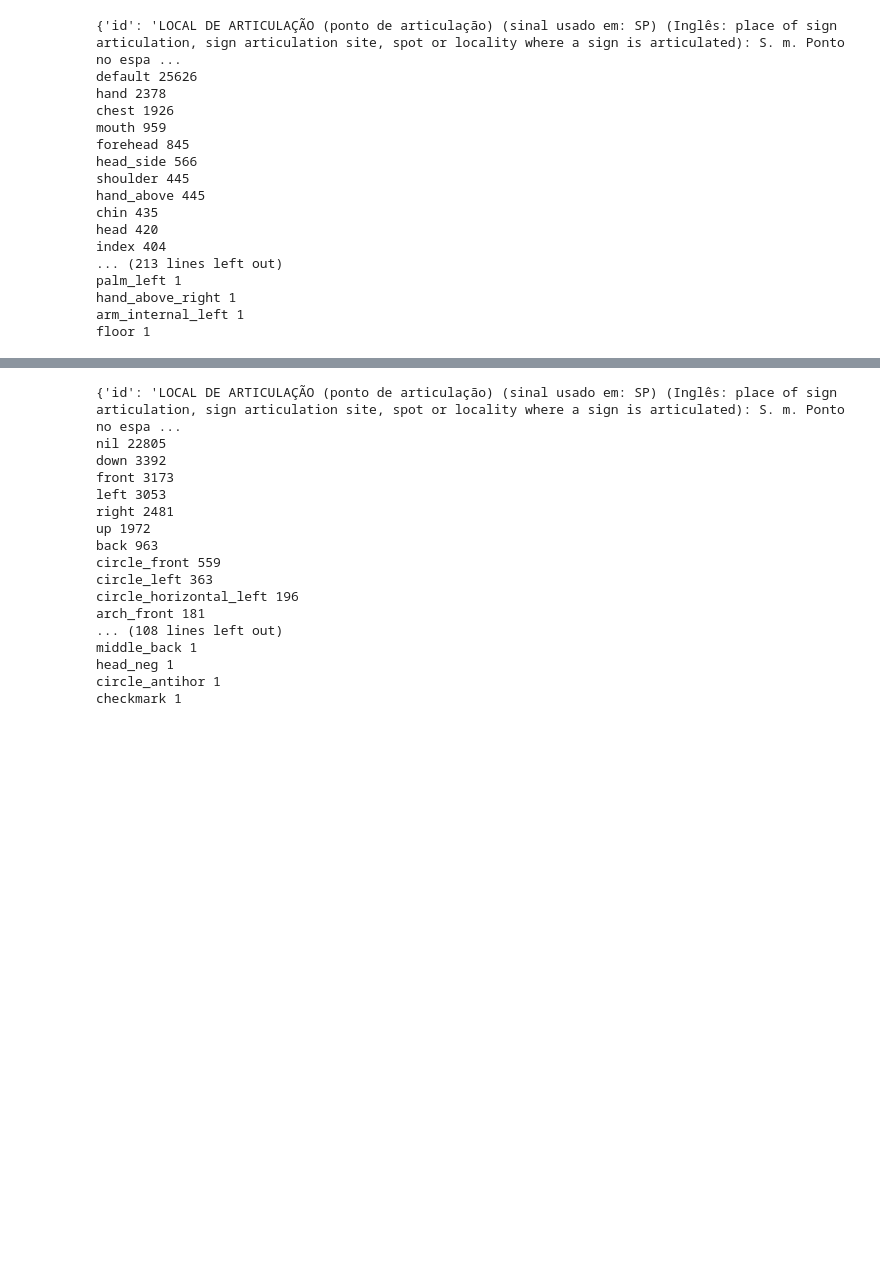
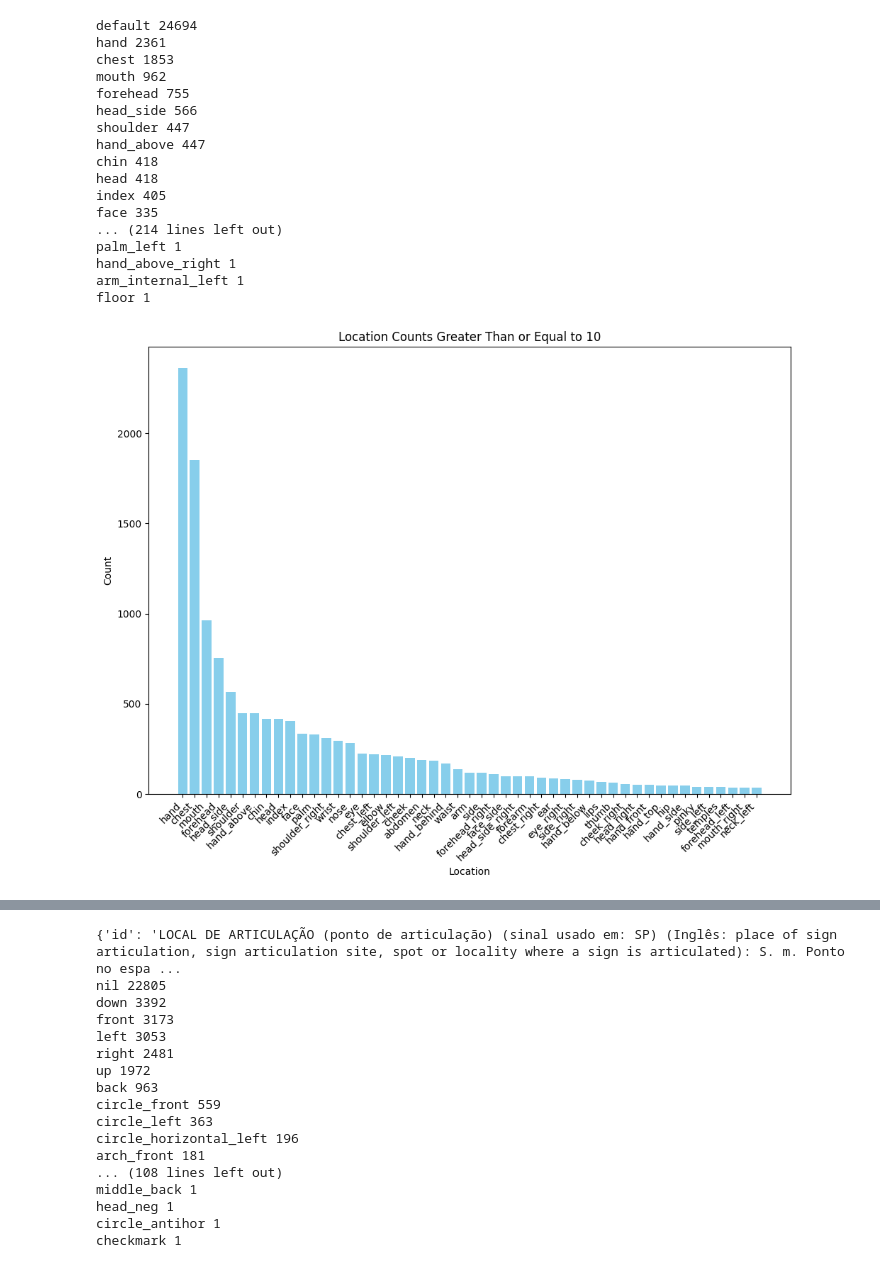
Before and after one commit to folhascadentes/mamao-libras-dict, a Jupyter notebook: analysis.ipynb, the cells around one changed output, grey strips where cells are left out. Cells and saved outputs as stored; diff of their text form; code cells hidden in the pictures; blank space fills up the shorter version.

```diff
--- a/analysis.ipynb
+++ b/analysis.ipynb
@@ -264,37 +279,57 @@ open_palm_front 1
 # %%
 location_counter = {}
 
 for sign in signs:
     try:
-        for content in sign["content"]:
+        for content in sign["content"][:4]:
             location = content.get("right", {}).get("location", "default")
             location_counter[location] = location_counter.get(location, 0) + 1
 
             location_left = content.get("left", {}).get("location", "default")
             location_counter[location_left] = location_counter.get(location_left, 0) + 1
     except:
         print(sign)
 
 for k, v in sorted(location_counter.items(), key=lambda item: item[1], reverse=True):
     print(k, v)
+
+filtered_location_counter = {
+    location: count for location, count in location_counter.items() if count >= 10
+}
+
+sorted_locations = sorted(
+    filtered_location_counter.items(), key=lambda item: item[1], reverse=True
+)[1:50]
+
+locations, counts = zip(*sorted_locations)
+
+plt.figure(figsize=(10, 8))
+plt.bar(locations, counts, color="skyblue")
+plt.xlabel("Location")
+plt.ylabel("Count")
+plt.title("Location Counts Greater Than or Equal to 10")
+plt.xticks(rotation=45, ha="right")
+plt.tight_layout()
+plt.show()
 # %% [output]
-{'id': 'LOCAL DE ARTICULAÇÃO (ponto de articulação) (sinal usado em: SP) (Inglês: place of sign articulation, sign articulation site, spot or locality where a sign is articulated): S. m. Ponto no espa ...
-default 25626
-hand 2378
-chest 1926
-mouth 959
-forehead 845
+default 24694
+hand 2361
+chest 1853
+mouth 962
+forehead 755
 head_side 566
-shoulder 445
-hand_above 445
-chin 435
-head 420
-index 404
-... (213 lines left out)
+shoulder 447
+hand_above 447
+chin 418
+head 418
+index 405
+face 335
+... (214 lines left out)
 palm_left 1
 hand_above_right 1
 arm_internal_left 1
 floor 1
+[figure, added]
 # %%
 hand_orientation = {}
 
```
Also changed, not shown: parts of 9 cells of this notebook.
